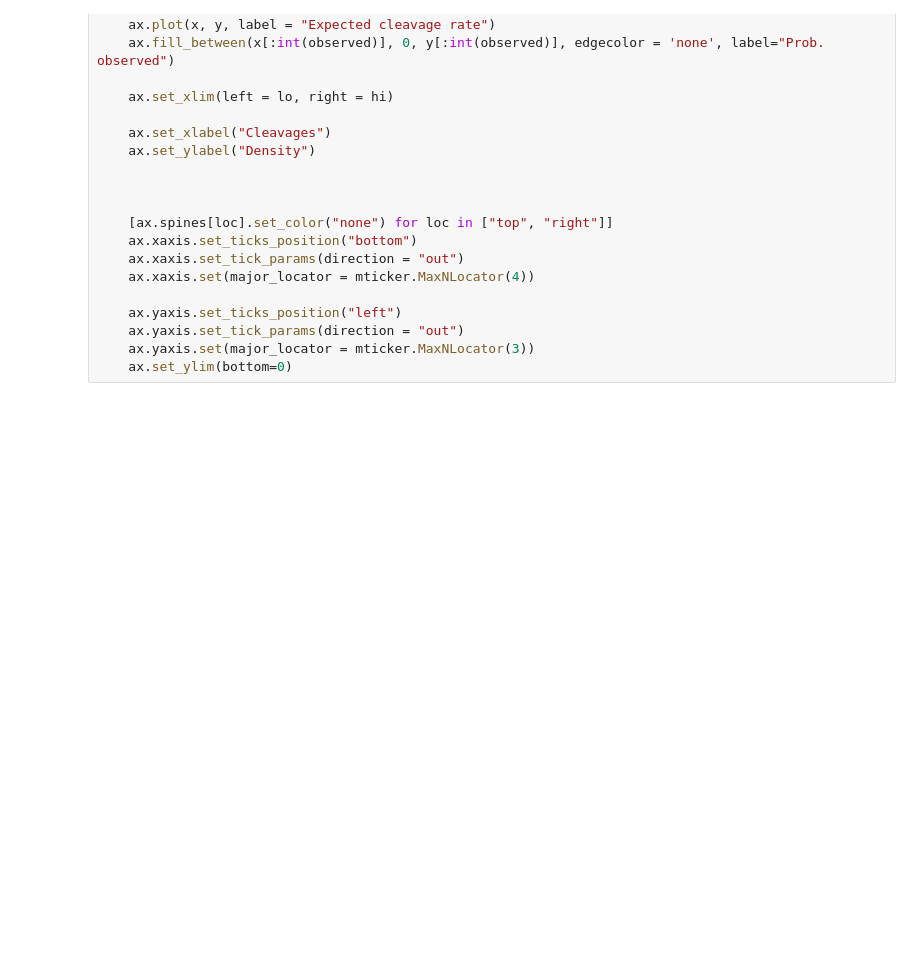
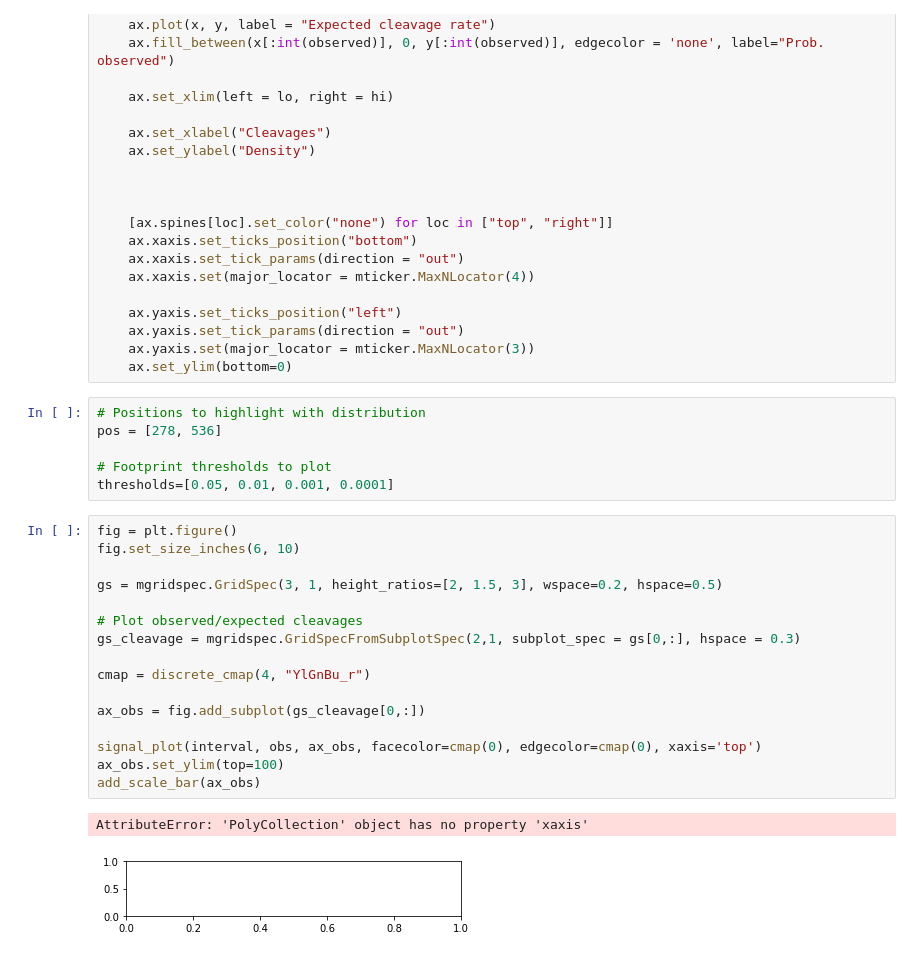
Before and after one commit to apblair/human-TF-footprinting, a Jupyter notebook: Notebooks/ExtendedDataFig1.ipynb, the cells around one changed output. Drawn from its saved outputs; the diff is of its cells as text; blank space fills up the shorter version.

```diff
--- a/Notebooks/ExtendedDataFig1.ipynb
+++ b/Notebooks/ExtendedDataFig1.ipynb
@@ -106,3 +106,28 @@ def make_nb_plot(expected, observed, dm, ax, lo = 0, hi = 125):
     ax.yaxis.set_tick_params(direction = "out")
     ax.yaxis.set(major_locator = mticker.MaxNLocator(3))
     ax.set_ylim(bottom=0)
+# %%
+# Positions to highlight with distribution
+pos = [278, 536]
+
+# Footprint thresholds to plot
+thresholds=[0.05, 0.01, 0.001, 0.0001]
+# %%
+fig = plt.figure()
+fig.set_size_inches(6, 10)
+
+gs = mgridspec.GridSpec(3, 1, height_ratios=[2, 1.5, 3], wspace=0.2, hspace=0.5)
+
+# Plot observed/expected cleavages
+gs_cleavage = mgridspec.GridSpecFromSubplotSpec(2,1, subplot_spec = gs[0,:], hspace = 0.3)
+
+cmap = discrete_cmap(4, "YlGnBu_r")
+
+ax_obs = fig.add_subplot(gs_cleavage[0,:])
+
+signal_plot(interval, obs, ax_obs, facecolor=cmap(0), edgecolor=cmap(0), xaxis='top')
+ax_obs.set_ylim(top=100)
+add_scale_bar(ax_obs)
+# %% [output]
+AttributeError: 'PolyCollection' object has no property 'xaxis'
+[figure, added]
```
Also changed, not shown: parts of 1 cell of this notebook, 1 other file.
